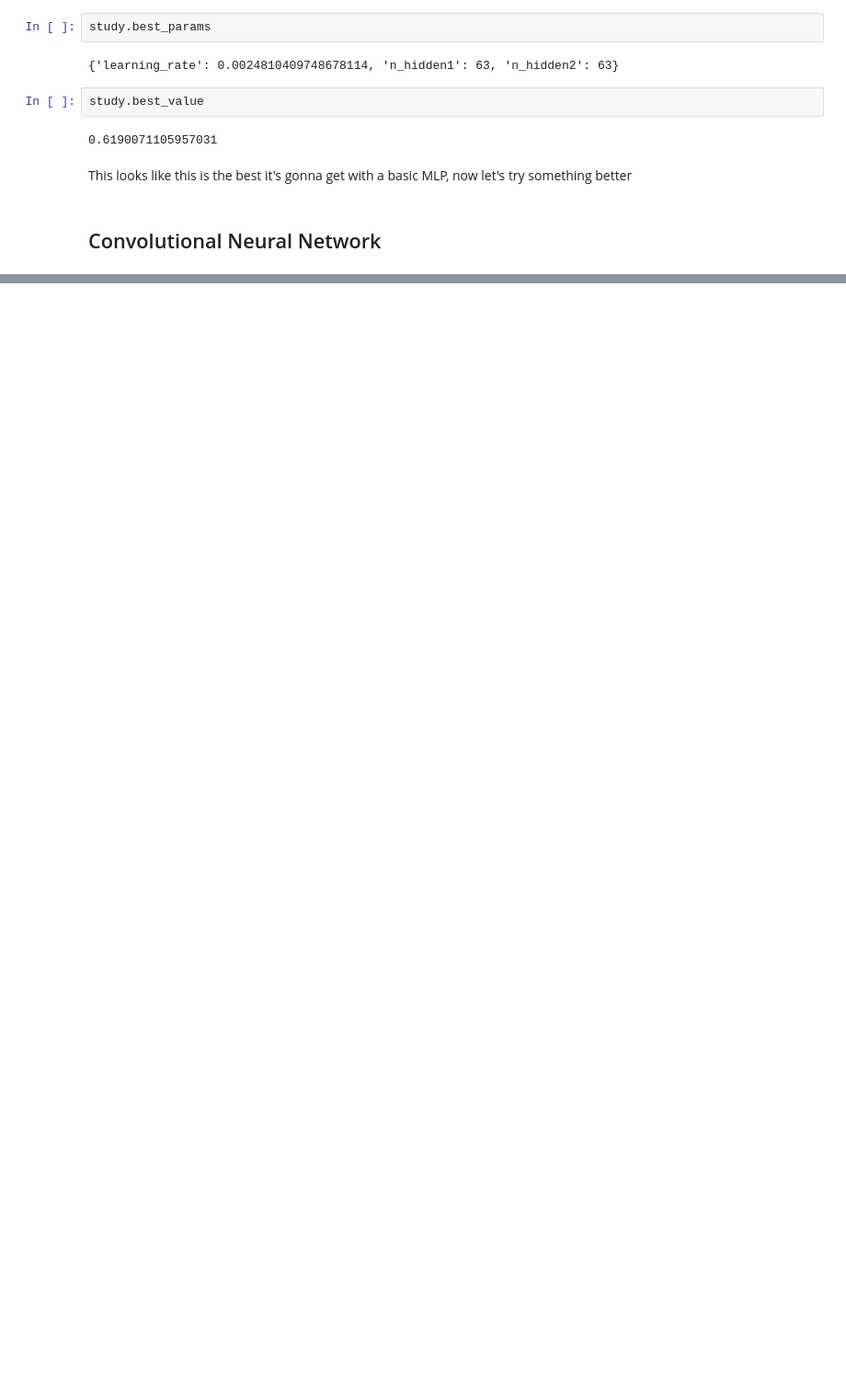
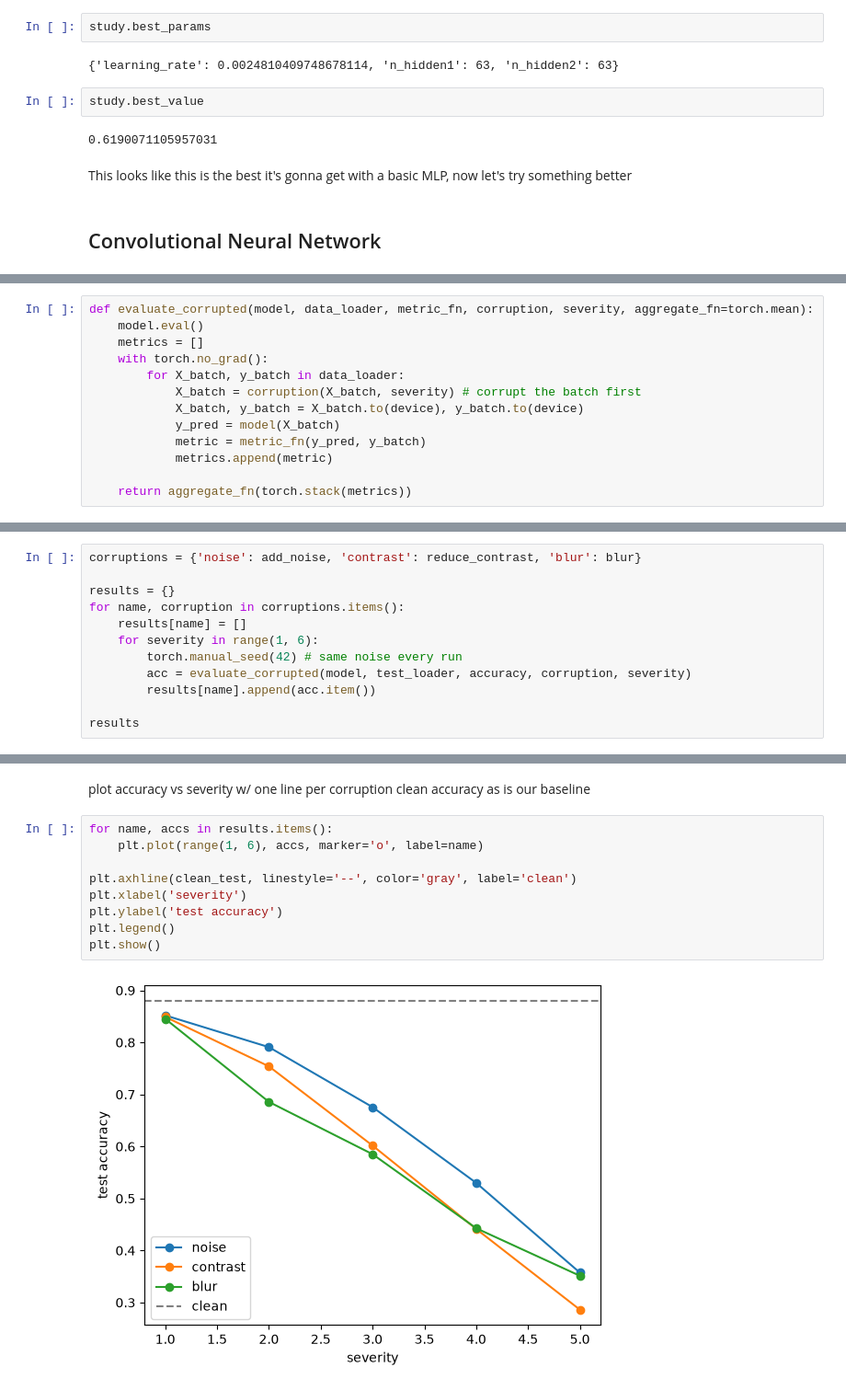
Before and after one commit to zainbabar/pathshift, a Jupyter notebook: prototype.ipynb, the cells around one changed output, grey strips where cells are left out. Shown at 92% size. Saved outputs shown, nothing was run; the diff lists cells and outputs as text; blank space fills up the shorter version.

```diff
--- a/prototype.ipynb
+++ b/prototype.ipynb
@@ -337,0 +381,13 @@ This looks like this is the best it's gonna get with a basic MLP, now let's try
+# %%
+def evaluate_corrupted(model, data_loader, metric_fn, corruption, severity, aggregate_fn=torch.mean):
+    model.eval()
+    metrics = []
+    with torch.no_grad():
+        for X_batch, y_batch in data_loader:
+            X_batch = corruption(X_batch, severity) # corrupt the batch first
+            X_batch, y_batch = X_batch.to(device), y_batch.to(device)
+            y_pred = model(X_batch)
+            metric = metric_fn(y_pred, y_batch)
+            metrics.append(metric)
+
+    return aggregate_fn(torch.stack(metrics))
@@ -337,0 +406,12 @@ This looks like this is the best it's gonna get with a basic MLP, now let's try
+# %%
+corruptions = {'noise': add_noise, 'contrast': reduce_contrast, 'blur': blur}
+
+results = {}
+for name, corruption in corruptions.items():
+    results[name] = []
+    for severity in range(1, 6):
+        torch.manual_seed(42) # same noise every run
+        acc = evaluate_corrupted(model, test_loader, accuracy, corruption, severity)
+        results[name].append(acc.item())
+
+results
@@ -337,0 +434,14 @@ This looks like this is the best it's gonna get with a basic MLP, now let's try
+# %% [markdown]
+plot accuracy vs severity w/ one line per corruption
+clean accuracy as is our baseline
+# %%
+for name, accs in results.items():
+    plt.plot(range(1, 6), accs, marker='o', label=name)
+
+plt.axhline(clean_test, linestyle='--', color='gray', label='clean')
+plt.xlabel('severity')
+plt.ylabel('test accuracy')
+plt.legend()
+plt.show()
+# %% [output]
+[figure, added]
```
Also changed, not shown: parts of 29 cells of this notebook, 12 other files.
